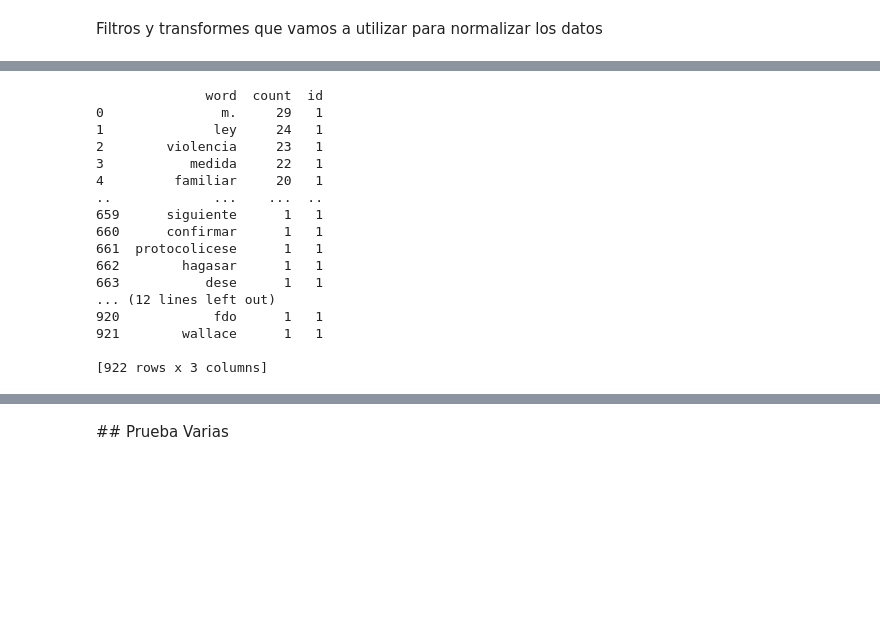
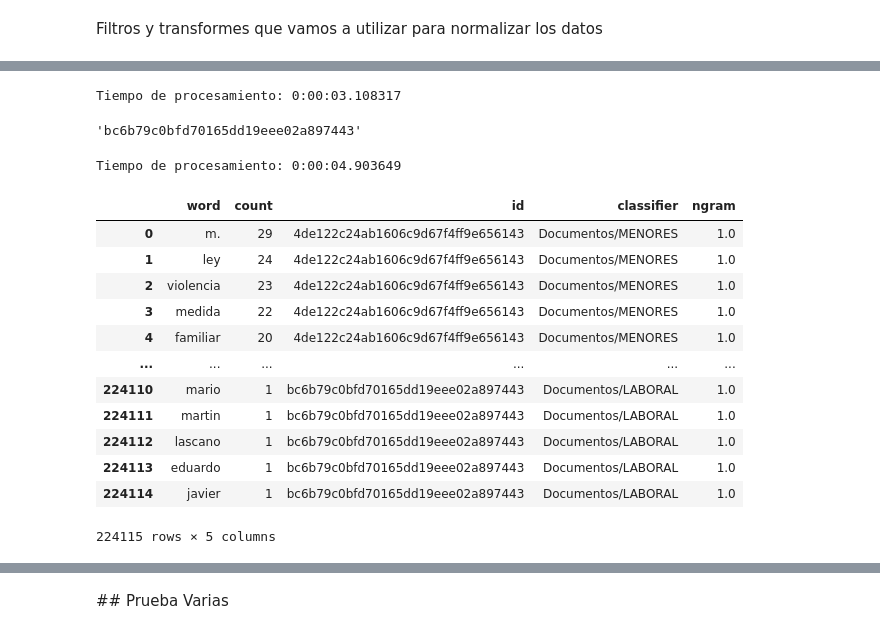
Before and after one commit to cgoviedo/Diplodatos, a Jupyter notebook: mentoria/Practico 2 - Analisis y Curacion de Datos.ipynb, the cells around one changed output, grey strips where cells are left out. Drawn from its saved outputs; the diff is of its cells as text; code cells hidden in the pictures; blank space fills up the shorter version.

```diff
--- a/mentoria/Practico 2 - Analisis y Curacion de Datos.ipynb
+++ b/mentoria/Practico 2 - Analisis y Curacion de Datos.ipynb
@@ -275,16 +278,17 @@ Tiempo de procesamiento: 0:02:02.884425
 # %%
 # Poniendo a True serealizamos la instancia spacyTextNormalizer. Esto no permite reconstruir el objeto por medio del
 # archivo serealizado. Levantar el archivo y recrear el objeto es mucho más rápido de recostruir el objeto usando nlp.pipe y fit
-if True:
+if False:
     filehandler = open("normilizer.pkl", 'wb')
     pickle.dump(spacyTextNormalizer, filehandler)
 # %%
 #Recreamos el objeto spacyTextNormalizer desde un archivo, ver la explicación del punto anterior
+
+#load_from_pickle = True
+
 if load_from_pickle:
 
-    start_time = datetime.datetime.now()
+    timer.start()
     filehandler = open("normilizer.pkl", 'rb')
     spacyTextNormalizer = pickle.load(filehandler)
-    stop_time = datetime.datetime.now()
-
-    print (f"Tiempo de procesamiento: {stop_time - start_time}")
+    timer.stop()
@@ -323,28 +297,16 @@ result1['document_id'] = 1
-# %%
-value = 0
-
-for document in result:
-    res = get_word_count(document[1])
-    res['id'] = 1
-    print (res)
-    value = value +1
-    if value == 2:
-        break
-# %% [output]
-              word  count  id
-0               m.     29   1
-1              ley     24   1
-2        violencia     23   1
-3           medida     22   1
-4         familiar     20   1
-..             ...    ...  ..
-659      siguiente      1   1
-660      confirmar      1   1
-661  protocolicese      1   1
-662        hagasar      1   1
-663           dese      1   1
-... (12 lines left out)
-920            fdo      1   1
-921        wallace      1   1
-
-[922 rows x 3 columns]
+# %%
+timer.start()
+
+filters = [removeSpaceFilter,removeStopWordsFilter ,removePuntctuationFilter]
+
+transformers = [toLemaTransformer]
+
+result = spacyTextNormalizer.normalize(filters=filters, transformers=transformers)
+
+timer.stop()
+# %% [output]
+Tiempo de procesamiento: 0:00:03.108317
+# %%
+result[242][0]._.document_id
+# %% [output]
+'bc6b79c0bfd70165dd19eee02a897443'
@@ -350,0 +358,21 @@ for document in result:
+# %%
+# Se crea DF con conteo de palabras
+timer.start()
+df_corpus = create_corpus_df(result , ngram_cardinality=[1])
+timer.stop()
+df_corpus
+# %% [output]
+Tiempo de procesamiento: 0:00:04.903649
+|  | word | count | id | classifier | ngram |
+| 0 | m. | 29 | 4de122c24ab1606c9d67f4ff9e656143 | Documentos/MENORES | 1.0 |
+| 1 | ley | 24 | 4de122c24ab1606c9d67f4ff9e656143 | Documentos/MENORES | 1.0 |
+| 2 | violencia | 23 | 4de122c24ab1606c9d67f4ff9e656143 | Documentos/MENORES | 1.0 |
+| 3 | medida | 22 | 4de122c24ab1606c9d67f4ff9e656143 | Documentos/MENORES | 1.0 |
+| 4 | familiar | 20 | 4de122c24ab1606c9d67f4ff9e656143 | Documentos/MENORES | 1.0 |
+| ... | ... | ... | ... | ... | ... |
+| 224110 | mario | 1 | bc6b79c0bfd70165dd19eee02a897443 | Documentos/LABORAL | 1.0 |
+| 224111 | martin | 1 | bc6b79c0bfd70165dd19eee02a897443 | Documentos/LABORAL | 1.0 |
+| 224112 | lascano | 1 | bc6b79c0bfd70165dd19eee02a897443 | Documentos/LABORAL | 1.0 |
+| 224113 | eduardo | 1 | bc6b79c0bfd70165dd19eee02a897443 | Documentos/LABORAL | 1.0 |
+| 224114 | javier | 1 | bc6b79c0bfd70165dd19eee02a897443 | Documentos/LABORAL | 1.0 |
+224115 rows × 5 columns
```
Also changed, not shown: parts of 26 cells of this notebook.
